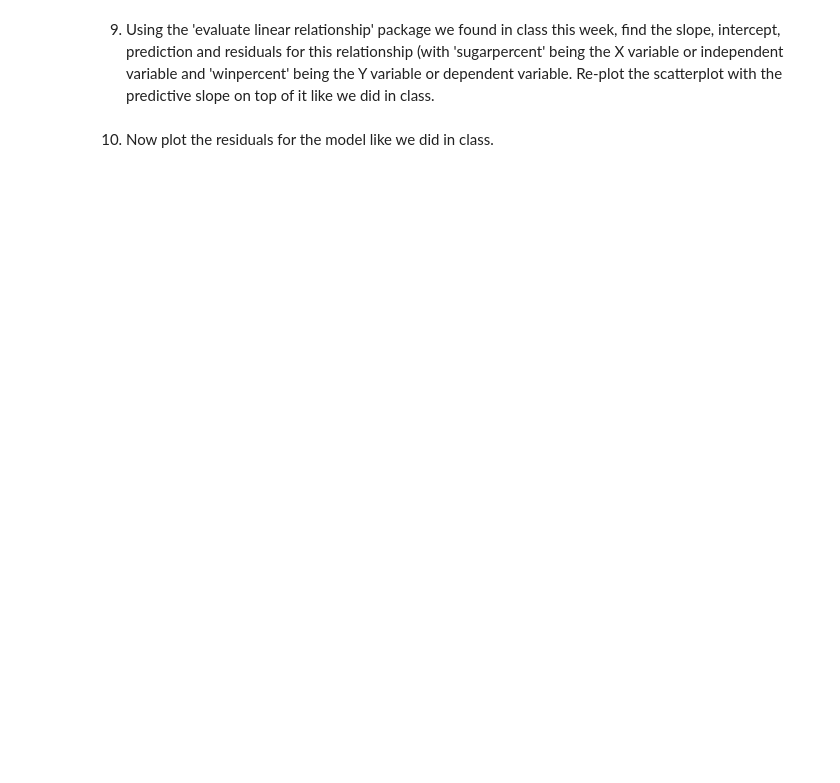
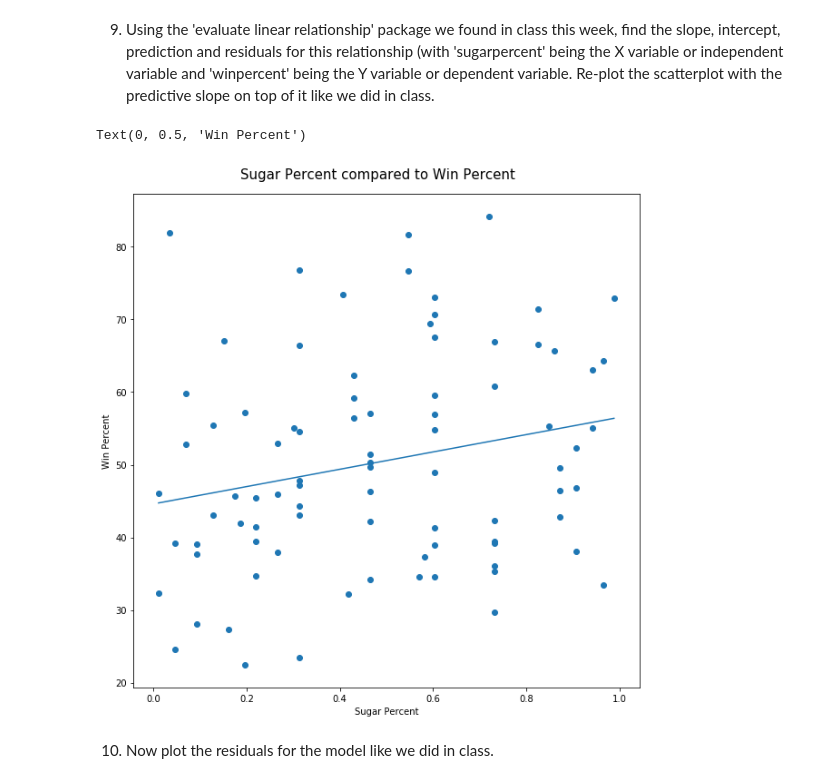
Before and after one commit to AlvarezKevin/fall_2019, a Jupyter notebook: week10-regression/Homework_Ten.ipynb, the cells around one changed output. Drawn from its saved outputs; the diff is of its cells as text; code cells hidden in the pictures; blank space fills up the shorter version.

```diff
--- a/week10-regression/Homework_Ten.ipynb
+++ b/week10-regression/Homework_Ten.ipynb
@@ -94,4 +123,17 @@ np.percentile(diff,97.5)
 # %% [markdown]
 9) Using the 'evaluate linear relationship' package we found in class this week, find the slope, intercept, prediction and residuals for this relationship (with 'sugarpercent' being the X variable or independent variable and 'winpercent' being the Y variable or dependent variable. Re-plot the scatterplot with the predictive slope on top of it like we did in class.
+# %%
+slope, intercept, predictions, residuals = utils.evaluate_linear_relationship(df['sugarpercent'], df['winpercent'])
+# %%
+fig = plt.figure(figsize=(10,10))
+plt.scatter(df['sugarpercent'], df['winpercent'])
+sorted_order = np.argsort(df['sugarpercent'])
+plt.plot(df['sugarpercent'][sorted_order], predictions[sorted_order])
+fig.suptitle('Sugar Percent compared to Win Percent', fontsize=15, y=0.92)
+plt.xlabel('Sugar Percent')
+plt.ylabel('Win Percent')
+# %% [output]
+Text(0, 0.5, 'Win Percent')
+[figure, added]
 # %% [markdown]
 10) Now plot the residuals for the model like we did in class.
```
Also changed, not shown: parts of 13 cells of this notebook.
